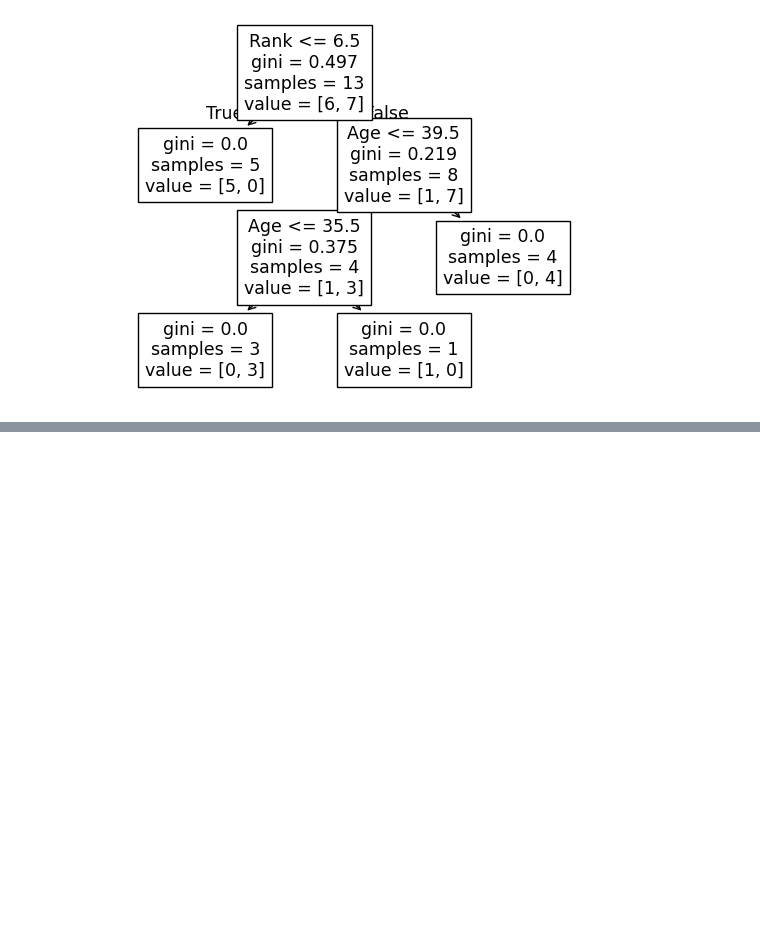
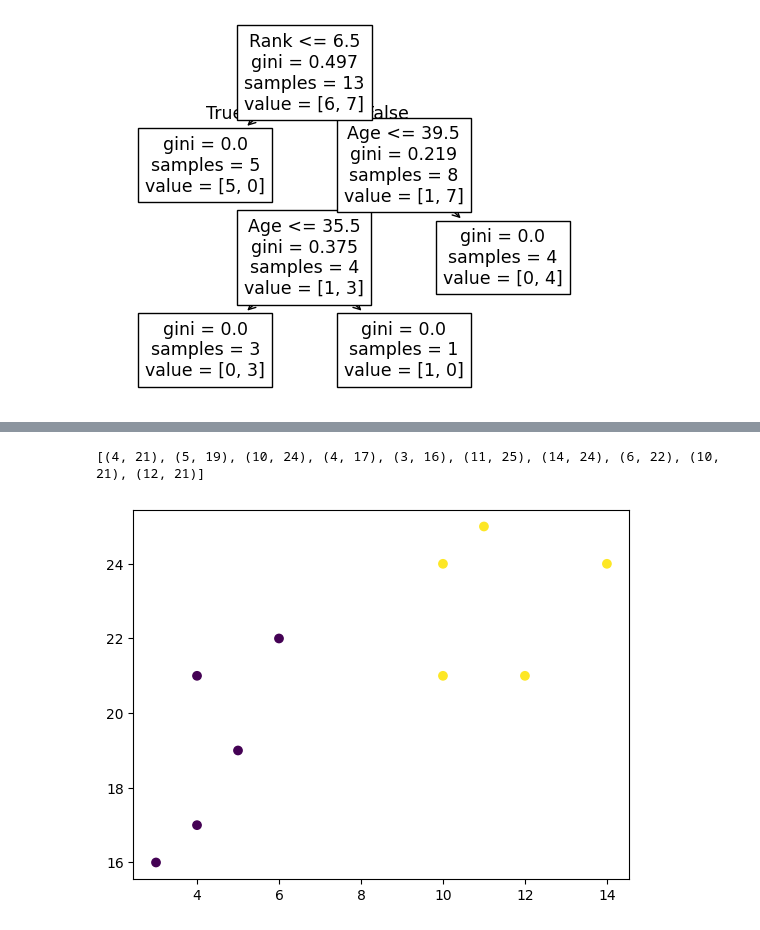
Before and after one commit to Empress0205/machine_learning, a Jupyter notebook: Untitled1.ipynb, the cells around one changed output, grey strips where cells are left out. Cells and saved outputs as stored; diff of their text form; code cells hidden in the pictures; blank space fills up the shorter version.

```diff
--- a/Untitled1.ipynb
+++ b/Untitled1.ipynb
@@ -204,0 +259,19 @@ tree.plot_tree(dtree, feature_names=features)
+# %%
+import numpy as np
+import matplotlib.pyplot as plt
+from sklearn.cluster import AgglomerativeClustering
+
+x = [4, 5, 10, 4, 3, 11, 14 , 6, 10, 12]
+y = [21, 19, 24, 17, 16, 25, 24, 22, 21, 21]
+
+data = list(zip(x, y))#Turn the data into a set of points:
+print(data)
+
+hierarchical_cluster = AgglomerativeClustering(n_clusters=2, linkage='ward')
+labels = hierarchical_cluster.fit_predict(data)
+
+plt.scatter(x, y, c=labels)
+plt.show()
+# %% [output]
+[(4, 21), (5, 19), (10, 24), (4, 17), (3, 16), (11, 25), (14, 24), (6, 22), (10, 21), (12, 21)]
+[figure, added]
```
Also changed, not shown: parts of 2 cells of this notebook.
